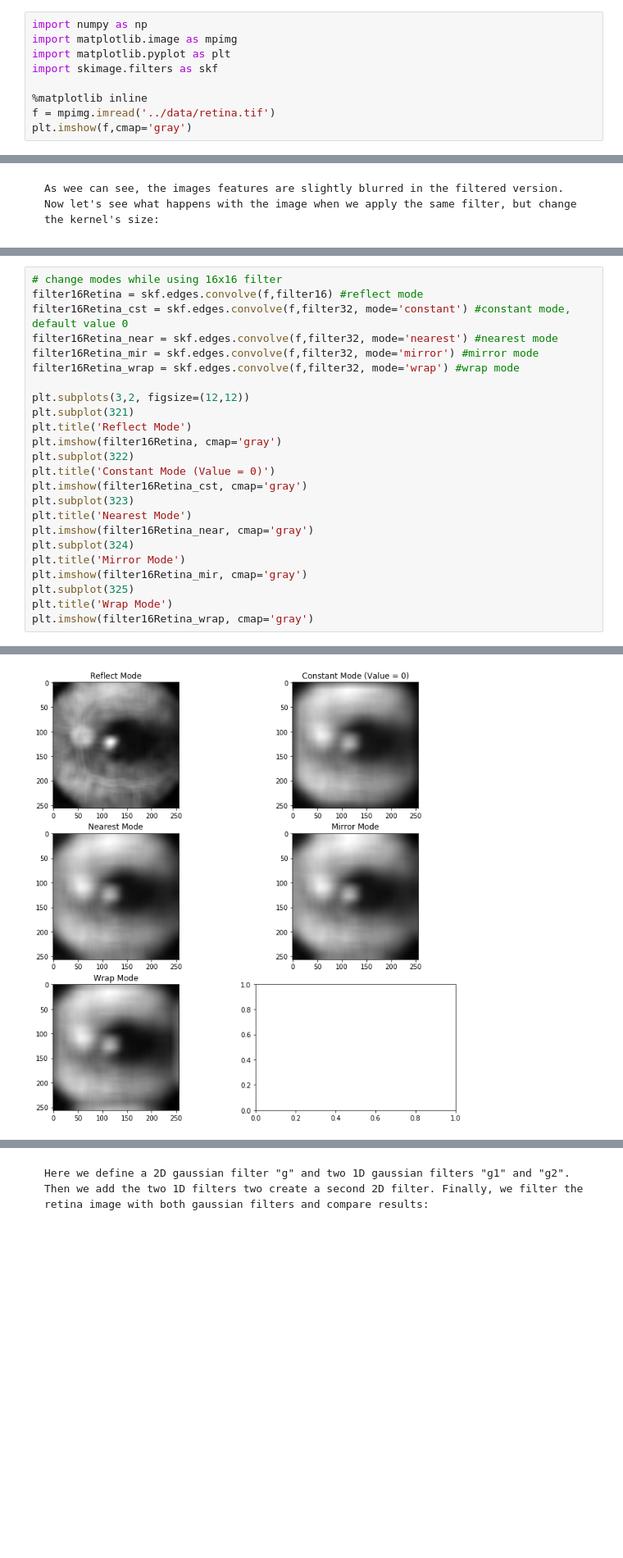
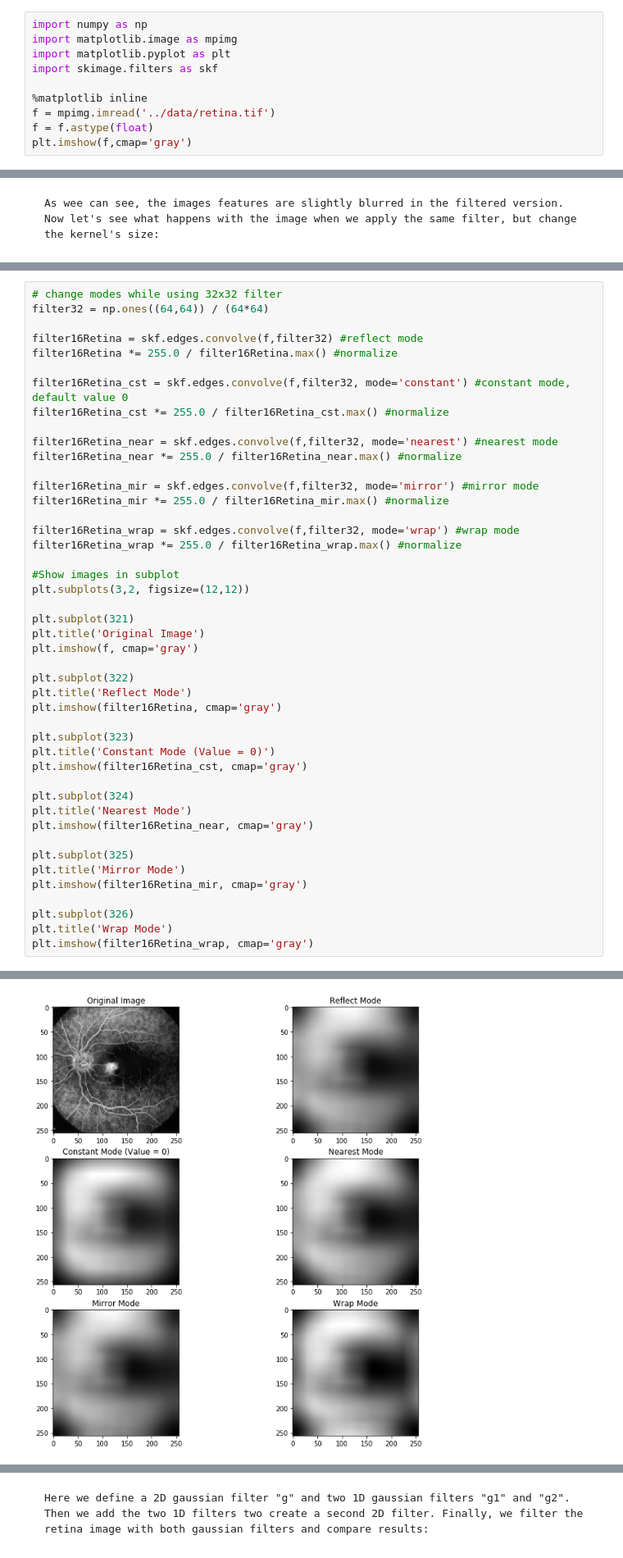
Before and after one commit to andre91998/EA979, a Jupyter notebook: 1S2020/EA979A_Ex03_AndreMedeiros.ipynb, the cells around one changed output, grey strips where cells are left out. Shown at 82% size. Saved outputs shown, nothing was run; the diff lists cells and outputs as text; blank space fills up the shorter version.

```diff
--- a/1S2020/EA979A_Ex03_AndreMedeiros.ipynb
+++ b/1S2020/EA979A_Ex03_AndreMedeiros.ipynb
@@ -18,6 +18,7 @@ import skimage.filters as skf
 
 %matplotlib inline
 f = mpimg.imread('../data/retina.tif')
+f = f.astype(float)
 plt.imshow(f,cmap='gray')
 # %% [output]
 <matplotlib.image.AxesImage at 0x...>
@@ -129,27 +167,48 @@ plt.imshow(filter32Retina, cmap = 'gray')
 # %%
-# change modes while using 16x16 filter
-filter16Retina = skf.edges.convolve(f,filter16) #reflect mode
+# change modes while using 32x32 filter
+filter32 = np.ones((64,64)) / (64*64)
+
+filter16Retina = skf.edges.convolve(f,filter32) #reflect mode
+filter16Retina *= 255.0 / filter16Retina.max() #normalize
+
 filter16Retina_cst = skf.edges.convolve(f,filter32, mode='constant') #constant mode, default value 0
+filter16Retina_cst *= 255.0 / filter16Retina_cst.max() #normalize
+
 filter16Retina_near = skf.edges.convolve(f,filter32, mode='nearest') #nearest mode
+filter16Retina_near *= 255.0 / filter16Retina_near.max() #normalize
+
 filter16Retina_mir = skf.edges.convolve(f,filter32, mode='mirror') #mirror mode
+filter16Retina_mir *= 255.0 / filter16Retina_mir.max() #normalize
+
 filter16Retina_wrap = skf.edges.convolve(f,filter32, mode='wrap') #wrap mode
+filter16Retina_wrap *= 255.0 / filter16Retina_wrap.max() #normalize
 
+#Show images in subplot
 plt.subplots(3,2, figsize=(12,12))
+
 plt.subplot(321)
+plt.title('Original Image')
+plt.imshow(f, cmap='gray')
+
+plt.subplot(322)
 plt.title('Reflect Mode')
 plt.imshow(filter16Retina, cmap='gray')
-plt.subplot(322)
+
+plt.subplot(323)
 plt.title('Constant Mode (Value = 0)')
 plt.imshow(filter16Retina_cst, cmap='gray')
-plt.subplot(323)
+
+plt.subplot(324)
 plt.title('Nearest Mode')
 plt.imshow(filter16Retina_near, cmap='gray')
-plt.subplot(324)
+
+plt.subplot(325)
 plt.title('Mirror Mode')
 plt.imshow(filter16Retina_mir, cmap='gray')
-plt.subplot(325)
+
+plt.subplot(326)
 plt.title('Wrap Mode')
 plt.imshow(filter16Retina_wrap, cmap='gray')
 # %% [output]
 <matplotlib.image.AxesImage at 0x...>
-[figure, old version]
+[figure, new version]
```
Also changed, not shown: parts of 21 cells of this notebook.
